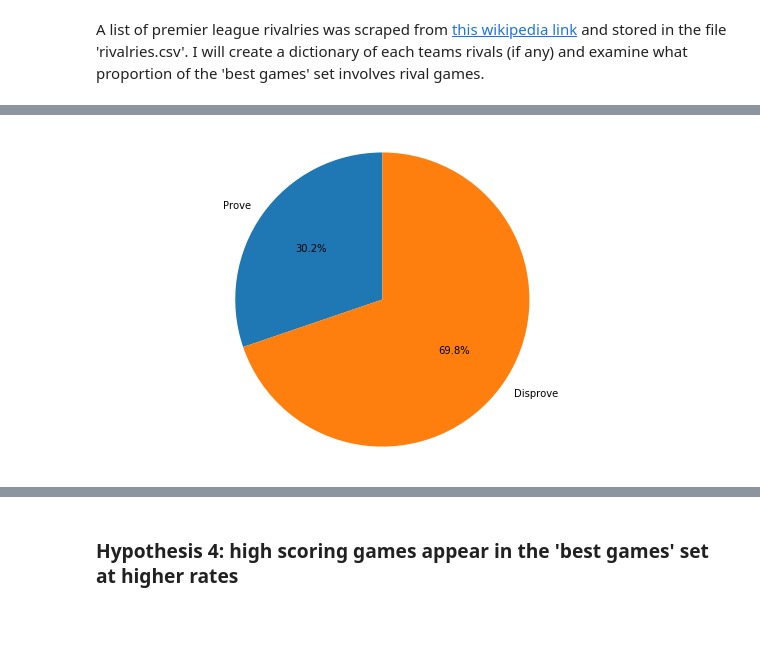
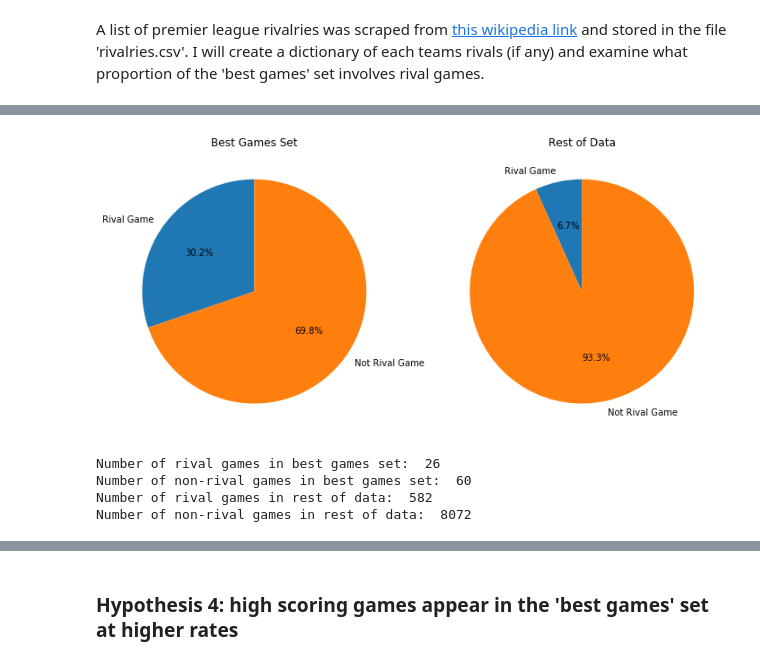
Before and after one commit to ryanwonghc/Premier-League-Game-Classifier, a Jupyter notebook: Data Cleaning and Exploration.ipynb, the cells around one changed output, grey strips where cells are left out. Cells and saved outputs as stored; diff of their text form; code cells hidden in the pictures; blank space fills up the shorter version.

```diff
--- a/Data Cleaning and Exploration.ipynb
+++ b/Data Cleaning and Exploration.ipynb
@@ -358,18 +329,36 @@ print(test)
-# %%
-#pie chart of % rivalries
-prove = np.logical_and(df['Best Game'] == 1, df['Rival Game'] == 1)
-disprove = np.logical_and(df['Best Game'] == 1, df['Rival Game'] == 0)
-prove_table = df[prove]
-disprove_table = df[disprove]
-
-labels = ['Rival Game', 'Not Rival Game']
-values = [len(prove_table), len(disprove_table)]
-
-fig1, ax1 = plt.subplots(figsize=(10,6))
-ax1.pie(values, labels=labels, autopct='%1.1f%%', shadow=False, startangle=90)
-ax1.axis('equal')
-
-plt.show()
-# %% [output]
-[figure, removed]
+# %%
+#pie chart of % rivalries
+prove_best = np.logical_and(df['Best Game'] == 1, df['Rival Game'] == 1)
+disprove_best = np.logical_and(df['Best Game'] == 1, df['Rival Game'] == 0)
+prove_rest = np.logical_and(df['Best Game'] == 0, df['Rival Game'] == 1)
+disprove_rest = np.logical_and(df['Best Game'] == 0, df['Rival Game'] == 0)
+
+prove_table_1 = df[prove_best]
+disprove_table_1 = df[disprove_best]
+prove_table_2 = df[prove_rest]
+disprove_table_2 = df[disprove_rest]
+
+labels = ['Rival Game', 'Not Rival Game']
+best = [len(prove_table_1), len(disprove_table_1)]
+rest = [len(prove_table_2), len(disprove_table_2)]
+
+fig, axes = plt.subplots(nrows=1, ncols=2, figsize=(10, 6))
+axes[0].pie(best, labels=labels, autopct='%1.1f%%', shadow=False, startangle=90)
+axes[0].set_title("Best Games Set")
+axes[1].pie(rest, labels=labels, autopct='%1.1f%%', shadow=False, startangle=90)
+axes[1].set_title("Rest of Data")
+fig.tight_layout()
+
+plt.show()
+
+print('Number of rival games in best games set: ',len(prove_table_1))
+print('Number of non-rival games in best games set: ',len(disprove_table_1))
+print('Number of rival games in rest of data: ',len(prove_table_2))
+print('Number of non-rival games in rest of data: ',len(disprove_table_2))
+# %% [output]
+[figure, added]
+Number of rival games in best games set:  26
+Number of non-rival games in best games set:  60
+Number of rival games in rest of data:  582
+Number of non-rival games in rest of data:  8072
 # %% [markdown]
```
Also changed, not shown: parts of 24 cells of this notebook.
